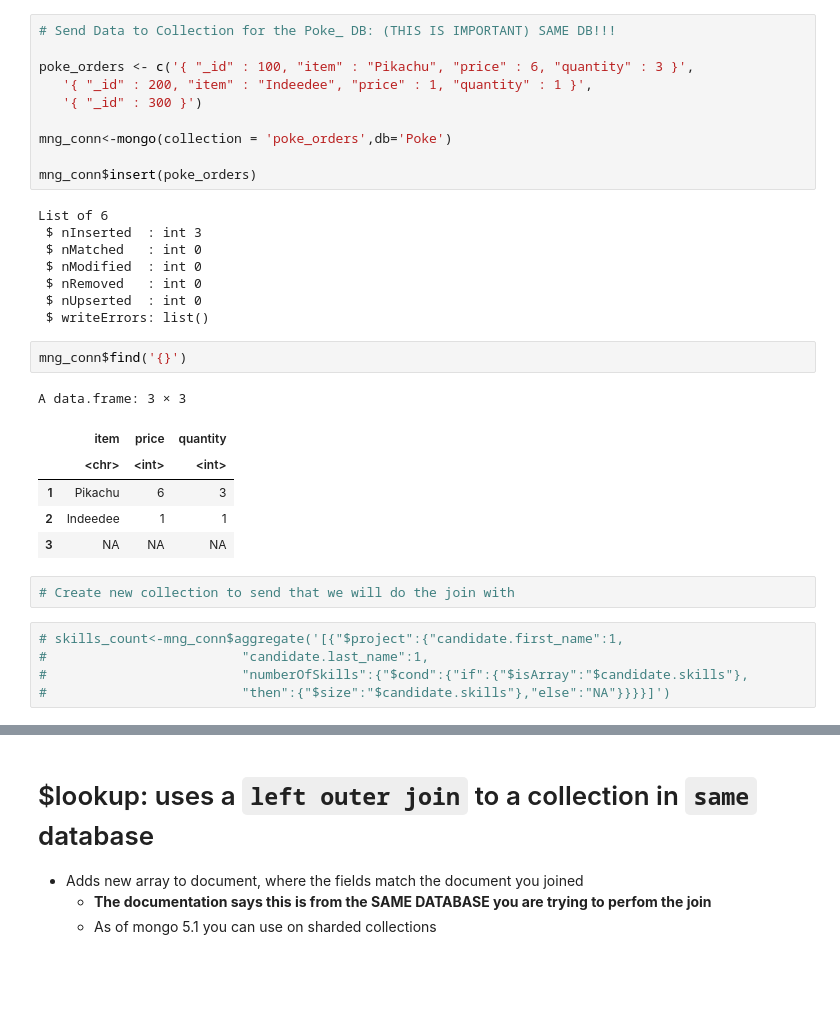
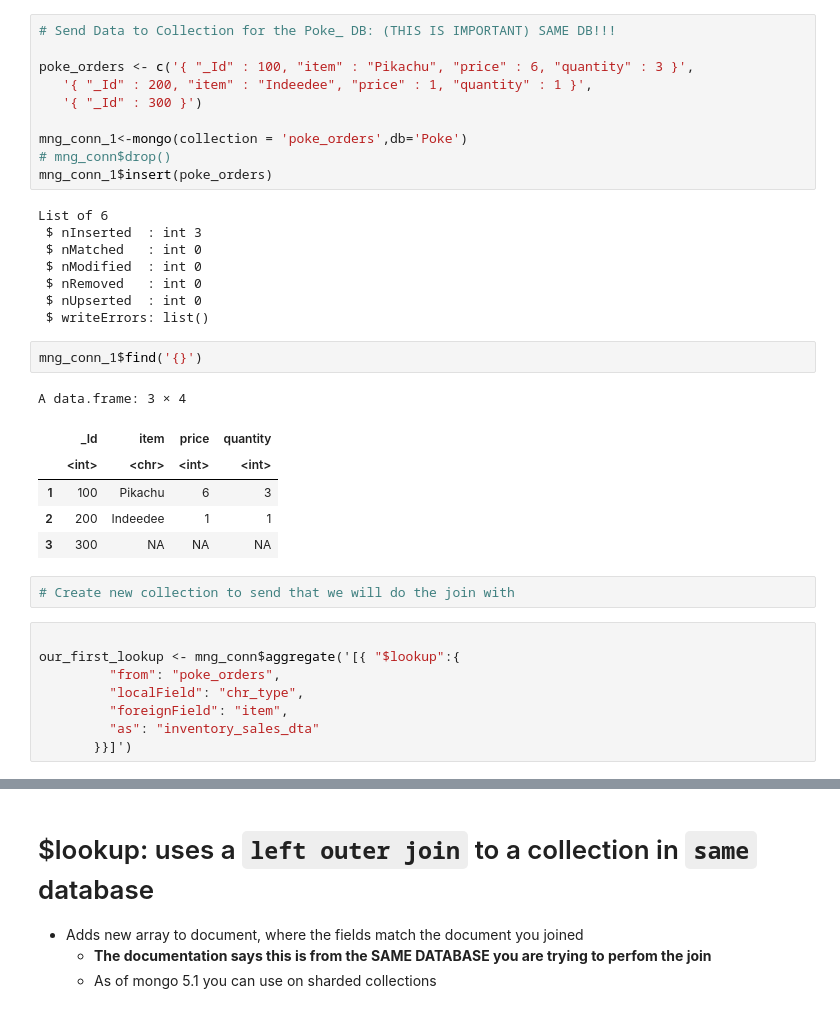
Before and after one commit to MrFuguDataScience/SendDataFrom-R-Python-to-SQL-PSQL-Mongo, a Jupyter notebook: MongoDB_Lookup_operator.ipynb, the cells around one changed output, grey strips where cells are left out. Drawn from its saved outputs; the diff is of its cells as text; blank space fills up the shorter version.

Commit message:
Mongolite_Lookup_operator
adding examples for lookup, notes, flatten list

```diff
--- a/MongoDB_Lookup_operator.ipynb
+++ b/MongoDB_Lookup_operator.ipynb
@@ -72,13 +58,13 @@ A data.frame: 6 × 3
 # %%
 # Send Data to Collection for the Poke_ DB: (THIS IS IMPORTANT) SAME DB!!!
 
-poke_orders <- c('{ "_id" : 100, "item" : "Pikachu", "price" : 6, "quantity" : 3 }',
-   '{ "_id" : 200, "item" : "Indeedee", "price" : 1, "quantity" : 1 }',
-   '{ "_id" : 300 }')
+poke_orders <- c('{ "_Id" : 100, "item" : "Pikachu", "price" : 6, "quantity" : 3 }',
+   '{ "_Id" : 200, "item" : "Indeedee", "price" : 1, "quantity" : 1 }',
+   '{ "_Id" : 300 }')
 
-mng_conn<-mongo(collection = 'poke_orders',db='Poke')
-
-mng_conn$insert(poke_orders)
+mng_conn_1<-mongo(collection = 'poke_orders',db='Poke')
+# mng_conn$drop()
+mng_conn_1$insert(poke_orders)
 # %% [output]
 List of 6
  $ nInserted  : int 3
@@ -88,18 +74,21 @@ List of 6
  $ nUpserted  : int 0
  $ writeErrors: list()
 # %%
-mng_conn$find('{}')
+mng_conn_1$find('{}')
 # %% [output]
-A data.frame: 3 × 3
+A data.frame: 3 × 4
-|  | item | price | quantity |
-|  | <chr> | <int> | <int> |
-| 1 | Pikachu | 6 | 3 |
-| 2 | Indeedee | 1 | 1 |
-| 3 | NA | NA | NA |
+|  | _Id | item | price | quantity |
+|  | <int> | <chr> | <int> | <int> |
+| 1 | 100 | Pikachu | 6 | 3 |
+| 2 | 200 | Indeedee | 1 | 1 |
+| 3 | 300 | NA | NA | NA |
 # %%
 # Create new collection to send that we will do the join with
-# %%
-# skills_count<-mng_conn$aggregate('[{"$project":{"candidate.first_name":1,
-#                         "candidate.last_name":1,
-#                         "numberOfSkills":{"$cond":{"if":{"$isArray":"$candidate.skills"},
-#                         "then":{"$size":"$candidate.skills"},"else":"NA"}}}}]')
+# %%
+
+our_first_lookup <- mng_conn$aggregate('[{ "$lookup":{
+         "from": "poke_orders",
+         "localField": "chr_type",
+         "foreignField": "item",
+         "as": "inventory_sales_dta"
+       }}]')
```
Also changed, not shown: parts of 11 cells of this notebook.
